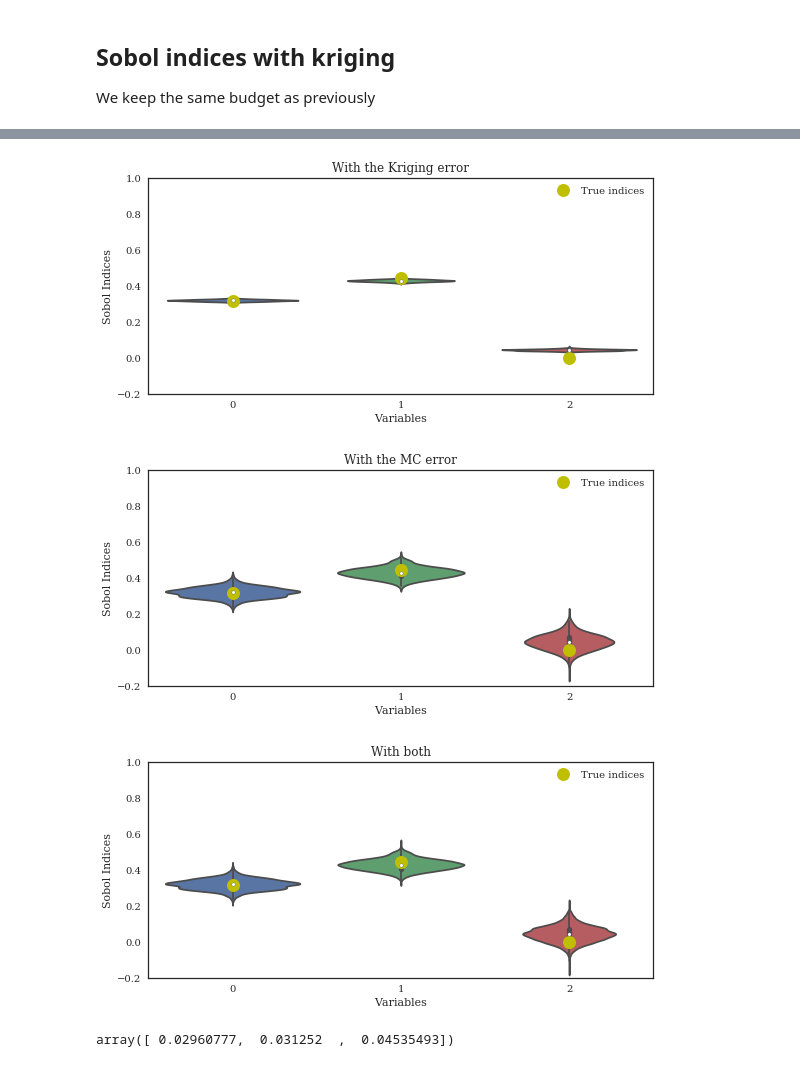
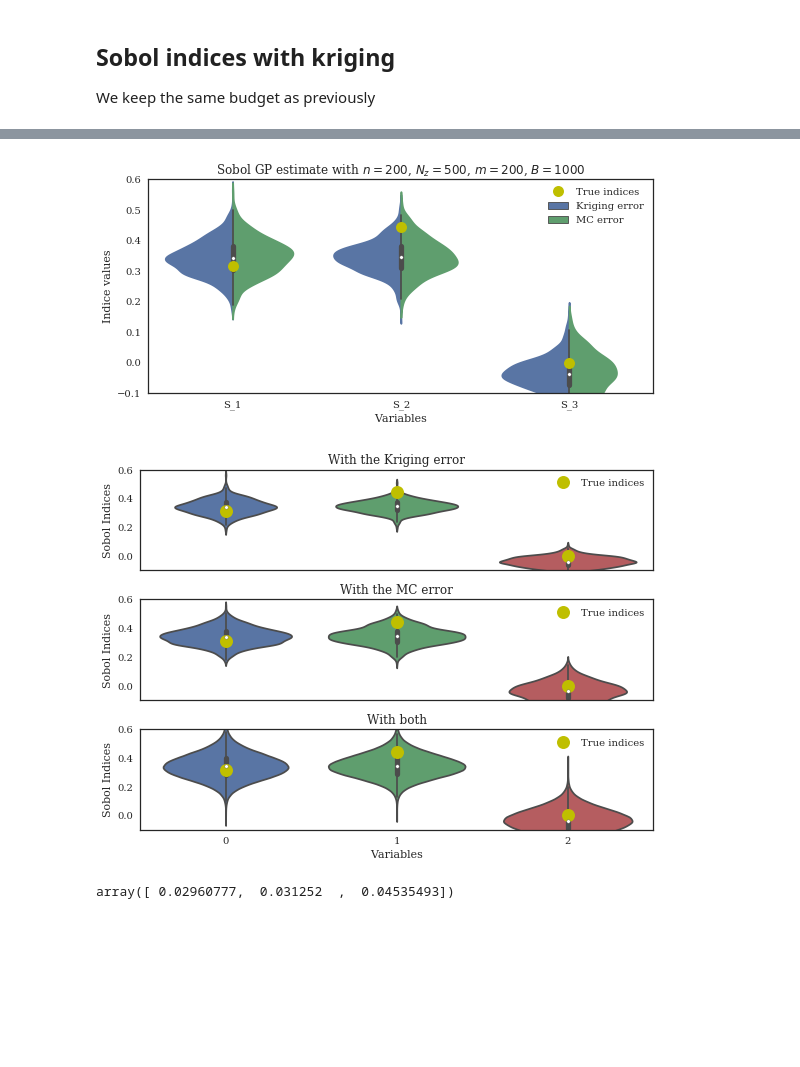
Before and after one commit to josephmure/otshapley, a Jupyter notebook: examples/kriking/kriging-sobol-ishigami.ipynb, the cells around one changed output, grey strips where cells are left out. Cells and saved outputs as stored; diff of their text form; code cells hidden in the pictures; blank space fills up the shorter version.

```diff
--- a/examples/kriking/kriging-sobol-ishigami.ipynb
+++ b/examples/kriking/kriging-sobol-ishigami.ipynb
@@ -54,6 +54,6 @@ Wall time: 7.25 s
 %%time
 n_realization = 500
 n_boot = 1000
-n_sample_mc = 1000
+n_sample_mc = 200
 first_indices = kriging.compute_indices(n_sample=n_sample_mc, n_realization=n_realization, n_boot=n_boot)
 # %% [output]
@@ -61,11 +61,29 @@ Wall time: 2min 2s
+# %%
+title = 'Sobol GP estimate with $n=%d$, $N_z=%d$, $m=%d$, $B=%d$' % (n_sample_kriging, n_realization, n_sample_mc, n_boot)
+ylim = [-0.1, .6]
+
+df = create_df(first_indices)
+
+fig, ax = plt.subplots(figsize=(8, 4))
+sns.violinplot(x='Variables', y='Indice values', data=df, hue='Error', ax=ax,
+               label='First order indices', split=True, gridsize=500)
+ax.plot(ishigami_true_indices, 'yo', markersize=11, label='True indices')
+ax.set_title(title)
+ax.legend(loc=0)
+ax.set_ylim(ylim)
+fig.tight_layout()
+fig.savefig('output/ishigami_sobolGP_n_%d_Nz_%d_m_%d_B_%d.pdf' % (n_sample_kriging, n_realization, n_sample_mc, n_boot))
+fig.savefig('output/ishigami_sobolGP_n_%d_Nz_%d_m_%d_B_%d.png' % (n_sample_kriging, n_realization, n_sample_mc, n_boot))
+# %% [output]
+[figure, added]
 # %%
-violin_plot_indices(first_indices.mean(axis=2).T, true_indices=ishigami_true_indices, title="With the Kriging error", xlim=[-0.2, 1])
-violin_plot_indices(first_indices.mean(axis=1).T, true_indices=ishigami_true_indices, title="With the MC error", xlim=[-0.2, 1])
-violin_plot_indices(first_indices.reshape(dim, -1).T, true_indices=ishigami_true_indices, title="With both", xlim=[-0.2, 1])
+fig, axes = plt.subplots(3, 1, sharex=True, sharey=True, figsize=(8, 6))
+violin_plot_indices(first_indices.mean(axis=2).T, true_indices=ishigami_true_indices, title="With the Kriging error", ylim=ylim, ax=axes[0])
+violin_plot_indices(first_indices.mean(axis=1).T, true_indices=ishigami_true_indices, title="With the MC error", ylim=ylim, ax=axes[1])
+violin_plot_indices(first_indices.reshape(dim, -1).T, true_indices=ishigami_true_indices, title="With both", xlabel='Variables', ylim=ylim, ax=axes[2])
+fig.tight_layout()
 # %% [output]
-[figure, old version]
+[figure, new version]
-[figure, removed]
-[figure, removed]
 # %%
 var_MC = first_indices.std(axis=2).mean(axis=1)
 var_MC
```
Also changed, not shown: parts of 5 cells of this notebook, 9 other files.
